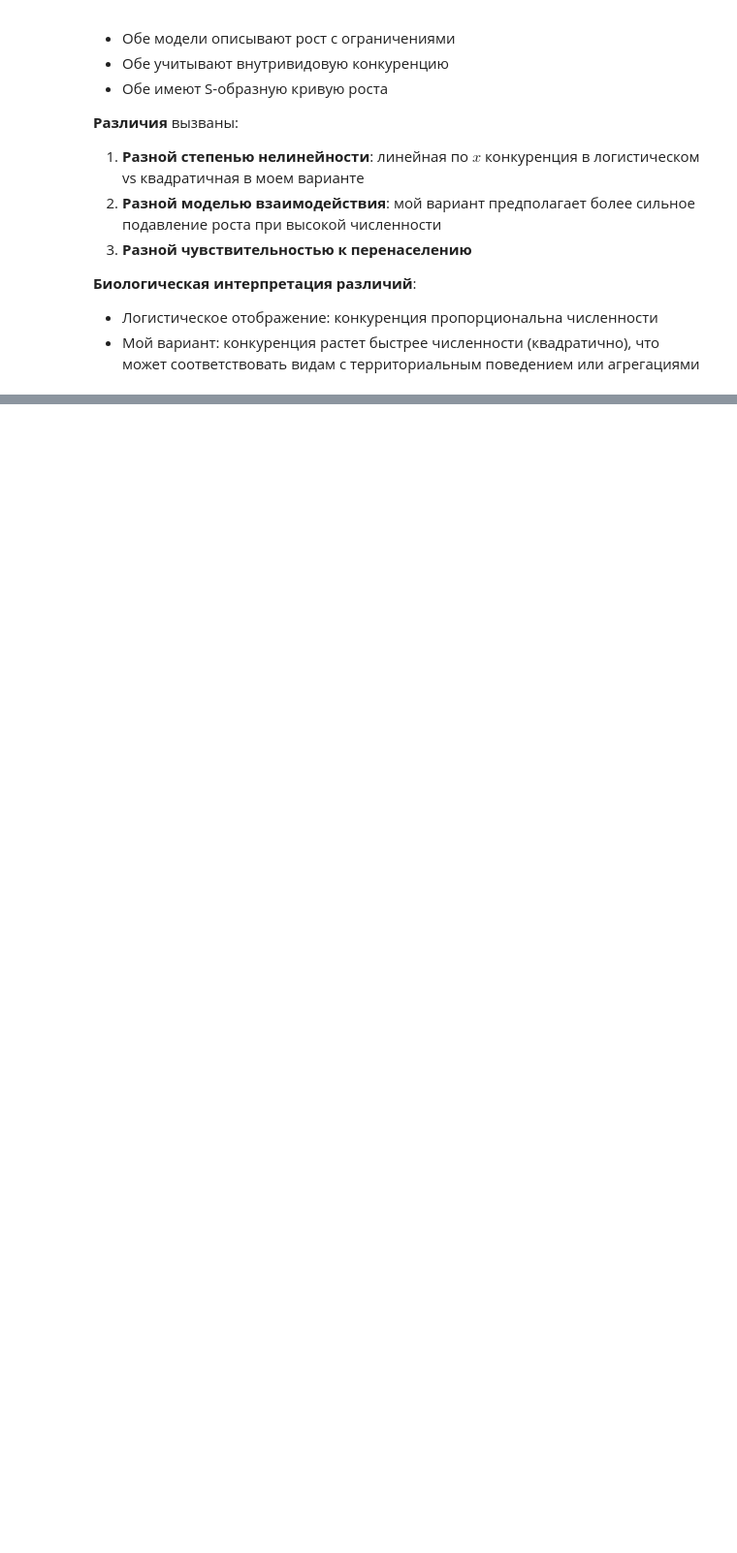
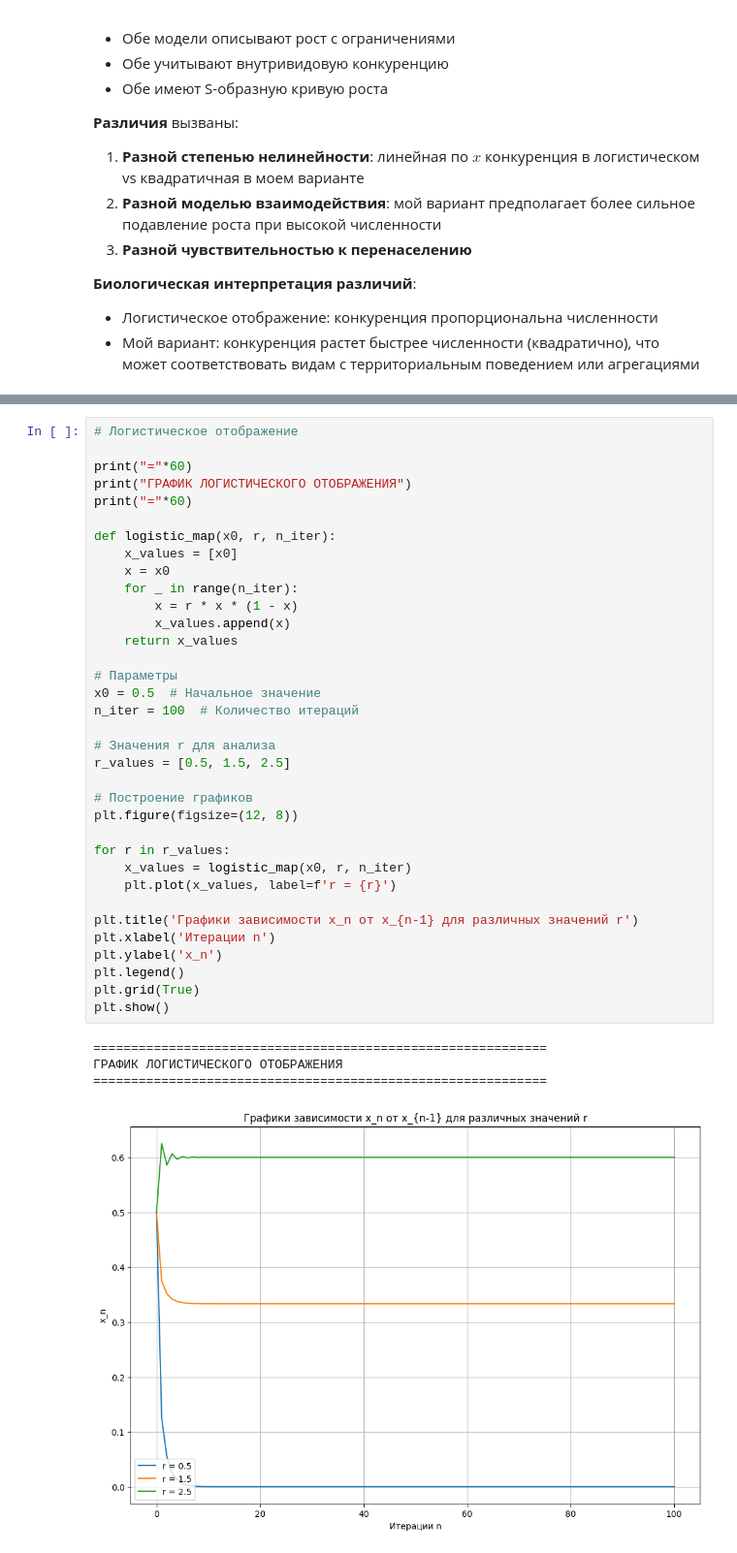
Before and after one commit to hertbex/MatanLab, a Jupyter notebook: Matan.ipynb, the cells around one changed output, grey strips where cells are left out. Shown at 97% size. Drawn from its saved outputs; the diff is of its cells as text; blank space fills up the shorter version.

```diff
--- a/Matan.ipynb
+++ b/Matan.ipynb
@@ -290,0 +350,40 @@ plt.show()
+# %%
+# Логистическое отображение
+
+print("="*60)
+print("ГРАФИК ЛОГИСТИЧЕСКОГО ОТОБРАЖЕНИЯ")
+print("="*60)
+
+def logistic_map(x0, r, n_iter):
+    x_values = [x0]
+    x = x0
+    for _ in range(n_iter):
+        x = r * x * (1 - x)
+        x_values.append(x)
+    return x_values
+
+# Параметры
+x0 = 0.5  # Начальное значение
+n_iter = 100  # Количество итераций
+
+# Значения r для анализа
+r_values = [0.5, 1.5, 2.5]
+
+# Построение графиков
+plt.figure(figsize=(12, 8))
+
+for r in r_values:
+    x_values = logistic_map(x0, r, n_iter)
+    plt.plot(x_values, label=f'r = {r}')
+
+plt.title('Графики зависимости x_n от x_{n-1} для различных значений r')
+plt.xlabel('Итерации n')
+plt.ylabel('x_n')
+plt.legend()
+plt.grid(True)
+plt.show()
+# %% [output]
+============================================================
+ГРАФИК ЛОГИСТИЧЕСКОГО ОТОБРАЖЕНИЯ
+============================================================
+[figure, added]
```
Also changed, not shown: parts of 11 cells of this notebook.
